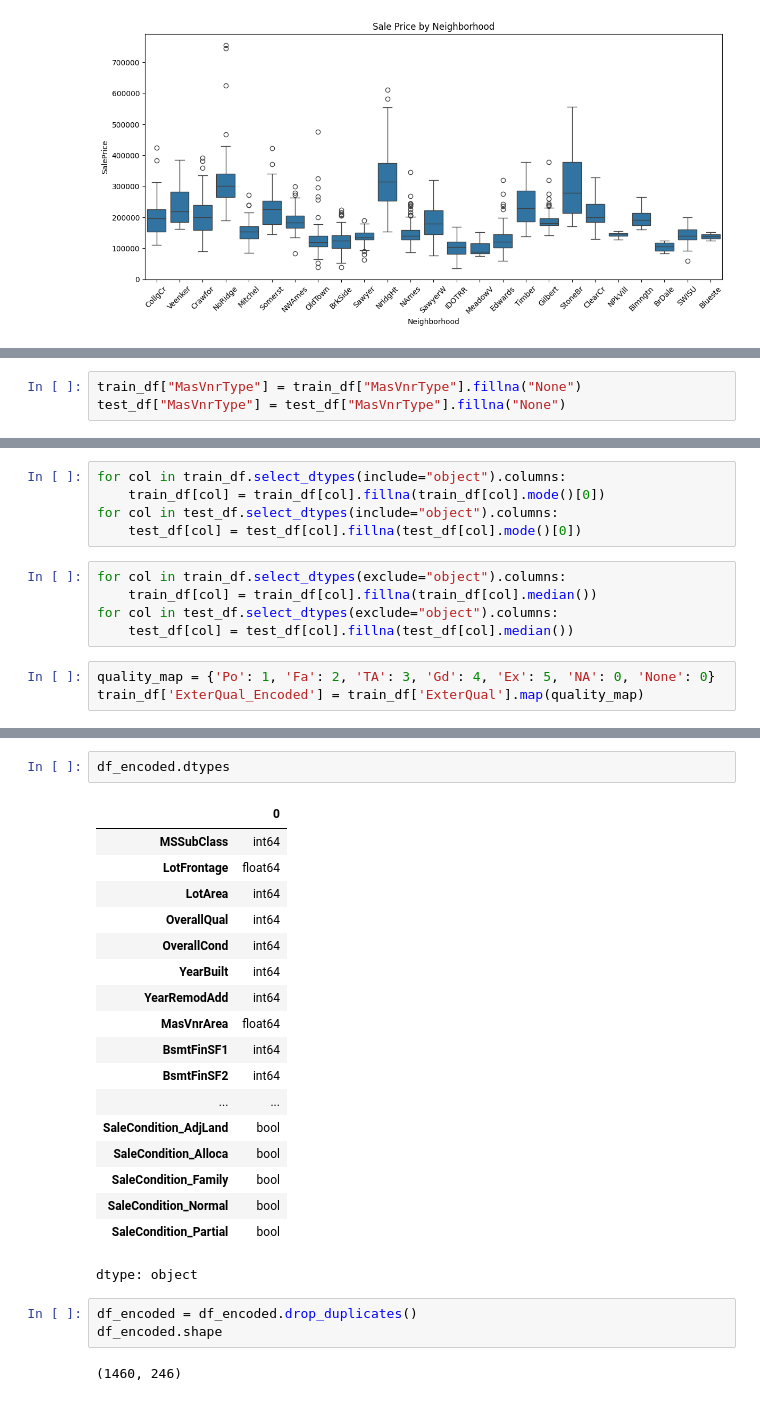
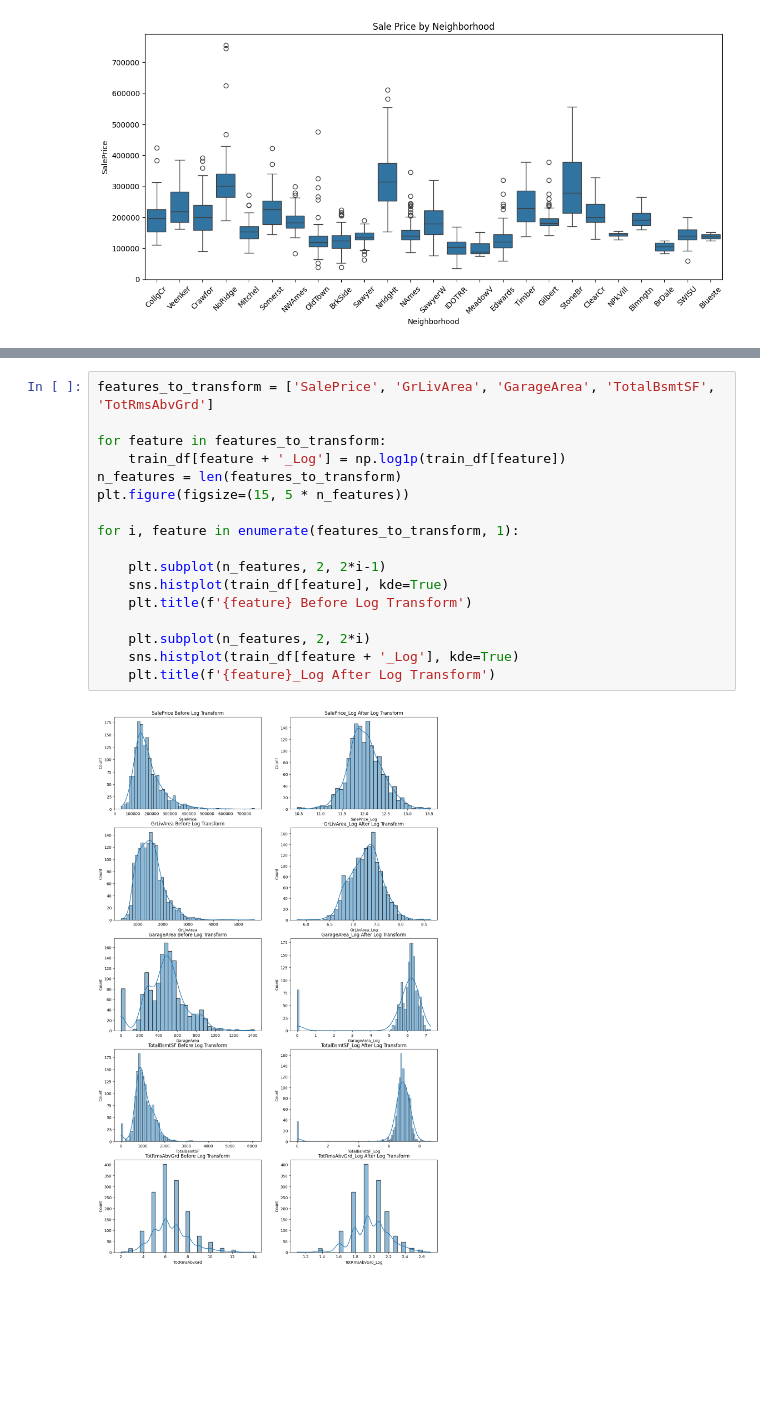
Before and after one commit to ta7er-Alalfi/House_Price_Prediction_T7, a Jupyter notebook: House_Price_Prediction_t7.ipynb, the cells around one changed output, grey strips where cells are left out. Cells and saved outputs as stored; diff of their text form; blank space fills up the shorter version.

```diff
--- a/House_Price_Prediction_t7.ipynb
+++ b/House_Price_Prediction_t7.ipynb
@@ -167,3 +165,0 @@ for col in num_fill_zero:
-# %%
-train_df["MasVnrType"] = train_df["MasVnrType"].fillna("None")
-test_df["MasVnrType"] = test_df["MasVnrType"].fillna("None")
@@ -175,13 +165,0 @@ for df in [train_df, test_df]:
-# %%
-for col in train_df.select_dtypes(include="object").columns:
-    train_df[col] = train_df[col].fillna(train_df[col].mode()[0])
-for col in test_df.select_dtypes(include="object").columns:
-    test_df[col] = test_df[col].fillna(test_df[col].mode()[0])
-# %%
-for col in train_df.select_dtypes(exclude="object").columns:
-    train_df[col] = train_df[col].fillna(train_df[col].median())
-for col in test_df.select_dtypes(exclude="object").columns:
-    test_df[col] = test_df[col].fillna(test_df[col].median())
-# %%
-quality_map = {'Po': 1, 'Fa': 2, 'TA': 3, 'Gd': 4, 'Ex': 5, 'NA': 0, 'None': 0}
-train_df['ExterQual_Encoded'] = train_df['ExterQual'].map(quality_map)
@@ -240,27 +166,20 @@ df_encoded.head()
-# %%
-df_encoded.dtypes
-# %% [output]
-|  | 0 |
-| MSSubClass | int64 |
-| LotFrontage | float64 |
-| LotArea | int64 |
-| OverallQual | int64 |
-| OverallCond | int64 |
-| YearBuilt | int64 |
-| YearRemodAdd | int64 |
-| MasVnrArea | float64 |
-| BsmtFinSF1 | int64 |
-| BsmtFinSF2 | int64 |
-| ... | ... |
-| SaleCondition_AdjLand | bool |
-| SaleCondition_Alloca | bool |
-| SaleCondition_Family | bool |
-| SaleCondition_Normal | bool |
-| SaleCondition_Partial | bool |
-dtype: object
-# %%
-df_encoded = df_encoded.drop_duplicates()
-df_encoded.shape
-# %% [output]
-(1460, 246)
+# %%
+features_to_transform = ['SalePrice', 'GrLivArea', 'GarageArea', 'TotalBsmtSF', 'TotRmsAbvGrd']
+
+for feature in features_to_transform:
+    train_df[feature + '_Log'] = np.log1p(train_df[feature])
+n_features = len(features_to_transform)
+plt.figure(figsize=(15, 5 * n_features))
+
+for i, feature in enumerate(features_to_transform, 1):
+
+    plt.subplot(n_features, 2, 2*i-1)
+    sns.histplot(train_df[feature], kde=True)
+    plt.title(f'{feature} Before Log Transform')
+
+    plt.subplot(n_features, 2, 2*i)
+    sns.histplot(train_df[feature + '_Log'], kde=True)
+    plt.title(f'{feature}_Log After Log Transform')
+# %% [output]
+[figure, added]
 # %%
```
Also changed, not shown: parts of 25 cells of this notebook.
